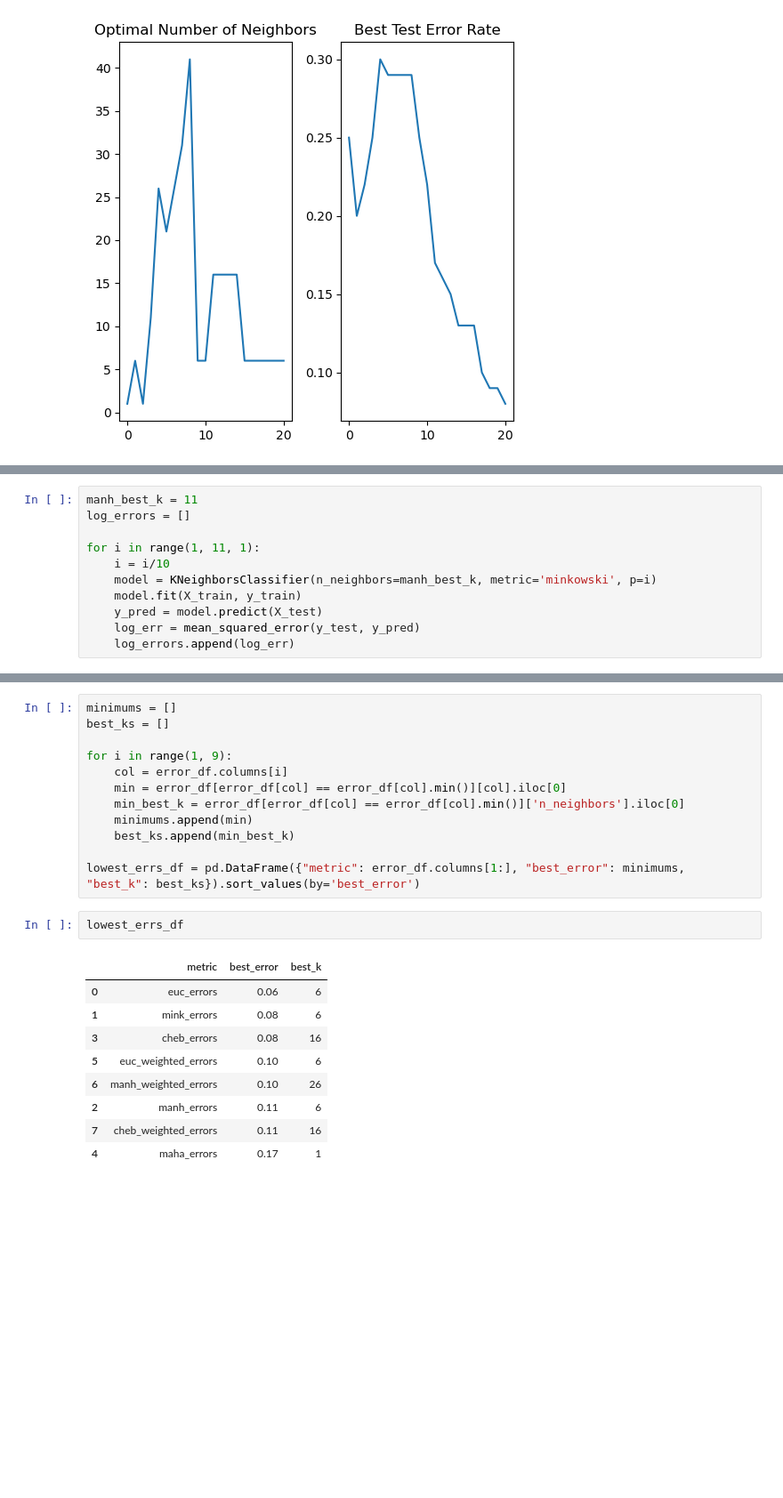
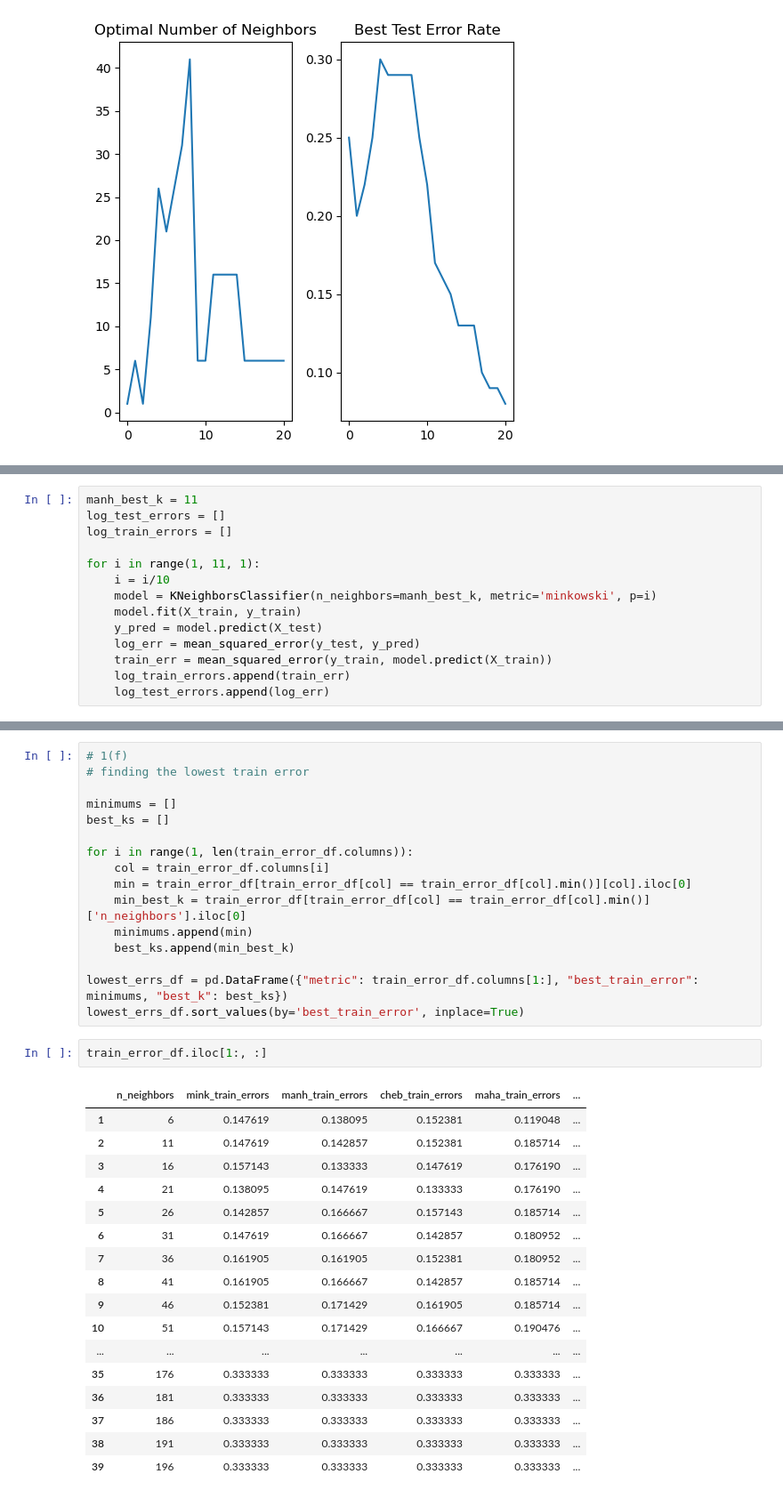
Before and after one commit to TheMyles/dsci552_hw1, a Jupyter notebook: notebook/HW1_Myles_Molnar.ipynb, the cells around one changed output, grey strips where cells are left out. Shown at 89% size. Saved outputs shown, nothing was run; the diff lists cells and outputs as text; blank space fills up the shorter version.

```diff
--- a/HW1_Myles_Molnar.ipynb
+++ b/notebook/HW1_Myles_Molnar.ipynb
@@ -212,6 +221,7 @@ _ = ax[1].set_xticks(range_196)
 # %%
 manh_best_k = 11
-log_errors = []
+log_test_errors = []
+log_train_errors = []
 
 for i in range(1, 11, 1):
     i = i/10
@@ -219,7 +229,9 @@ for i in range(1, 11, 1):
     model.fit(X_train, y_train)
     y_pred = model.predict(X_test)
     log_err = mean_squared_error(y_test, y_pred)
-    log_errors.append(log_err)
+    train_err = mean_squared_error(y_train, model.predict(X_train))
+    log_train_errors.append(train_err)
+    log_test_errors.append(log_err)
 # %%
 plt.rcParams["figure.figsize"] = [15, 5]
 
@@ -304,24 +332,36 @@ Best test error for manh_weighted_errors : 0.1
 # %%
+# 1(f)
+# finding the lowest train error
+
 minimums = []
 best_ks = []
 
-for i in range(1, 9):
-    col = error_df.columns[i]
-    min = error_df[error_df[col] == error_df[col].min()][col].iloc[0]
-    min_best_k = error_df[error_df[col] == error_df[col].min()]['n_neighbors'].iloc[0]
+for i in range(1, len(train_error_df.columns)):
+    col = train_error_df.columns[i]
+    min = train_error_df[train_error_df[col] == train_error_df[col].min()][col].iloc[0]
+    min_best_k = train_error_df[train_error_df[col] == train_error_df[col].min()]['n_neighbors'].iloc[0]
     minimums.append(min)
     best_ks.append(min_best_k)
 
-lowest_errs_df = pd.DataFrame({"metric": error_df.columns[1:], "best_error": minimums, "best_k": best_ks}).sort_values(by='best_error')
+lowest_errs_df = pd.DataFrame({"metric": train_error_df.columns[1:], "best_train_error": minimums, "best_k": best_ks})
+lowest_errs_df.sort_values(by='best_train_error', inplace=True)
-# %%
-lowest_errs_df
-# %% [output]
-|  | metric | best_error | best_k |
-| 0 | euc_errors | 0.06 | 6 |
-| 1 | mink_errors | 0.08 | 6 |
-| 3 | cheb_errors | 0.08 | 16 |
-| 5 | euc_weighted_errors | 0.10 | 6 |
-| 6 | manh_weighted_errors | 0.10 | 26 |
-| 2 | manh_errors | 0.11 | 6 |
-| 7 | cheb_weighted_errors | 0.11 | 16 |
-| 4 | maha_errors | 0.17 | 1 |
+# %%
+train_error_df.iloc[1:, :]
+# %% [output]
+|  | n_neighbors | mink_train_errors | manh_train_errors | cheb_train_errors | maha_train_errors | ... |
+| 1 | 6 | 0.147619 | 0.138095 | 0.152381 | 0.119048 | ... |
+| 2 | 11 | 0.147619 | 0.142857 | 0.152381 | 0.185714 | ... |
+| 3 | 16 | 0.157143 | 0.133333 | 0.147619 | 0.176190 | ... |
+| 4 | 21 | 0.138095 | 0.147619 | 0.133333 | 0.176190 | ... |
+| 5 | 26 | 0.142857 | 0.166667 | 0.157143 | 0.185714 | ... |
+| 6 | 31 | 0.147619 | 0.166667 | 0.142857 | 0.180952 | ... |
+| 7 | 36 | 0.161905 | 0.161905 | 0.152381 | 0.180952 | ... |
+| 8 | 41 | 0.161905 | 0.166667 | 0.142857 | 0.185714 | ... |
+| 9 | 46 | 0.152381 | 0.171429 | 0.161905 | 0.185714 | ... |
+| 10 | 51 | 0.157143 | 0.171429 | 0.166667 | 0.190476 | ... |
+| ... | ... | ... | ... | ... | ... | ... |
+| 35 | 176 | 0.333333 | 0.333333 | 0.333333 | 0.333333 | ... |
+| 36 | 181 | 0.333333 | 0.333333 | 0.333333 | 0.333333 | ... |
+| 37 | 186 | 0.333333 | 0.333333 | 0.333333 | 0.333333 | ... |
+| 38 | 191 | 0.333333 | 0.333333 | 0.333333 | 0.333333 | ... |
+| 39 | 196 | 0.333333 | 0.333333 | 0.333333 | 0.333333 | ... |
```
Also changed, not shown: parts of 12 cells of this notebook, 4 other files.
